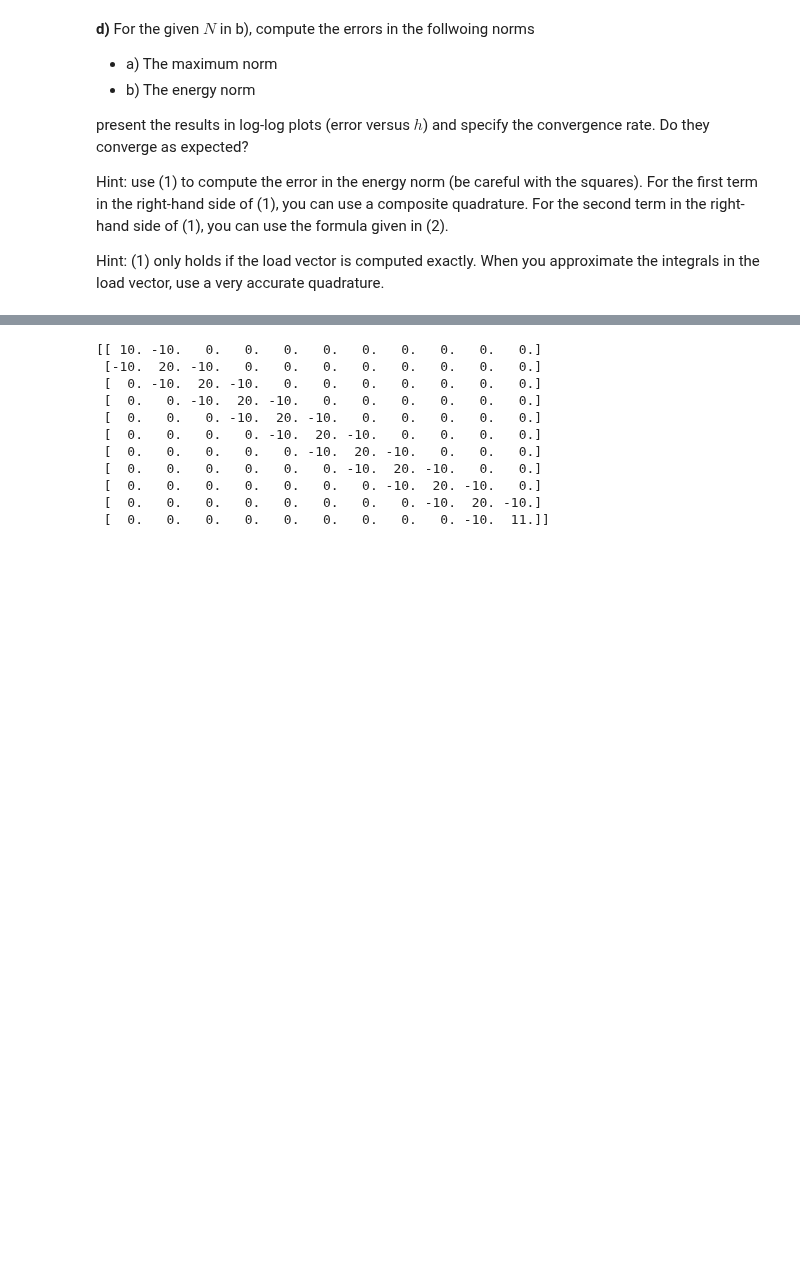
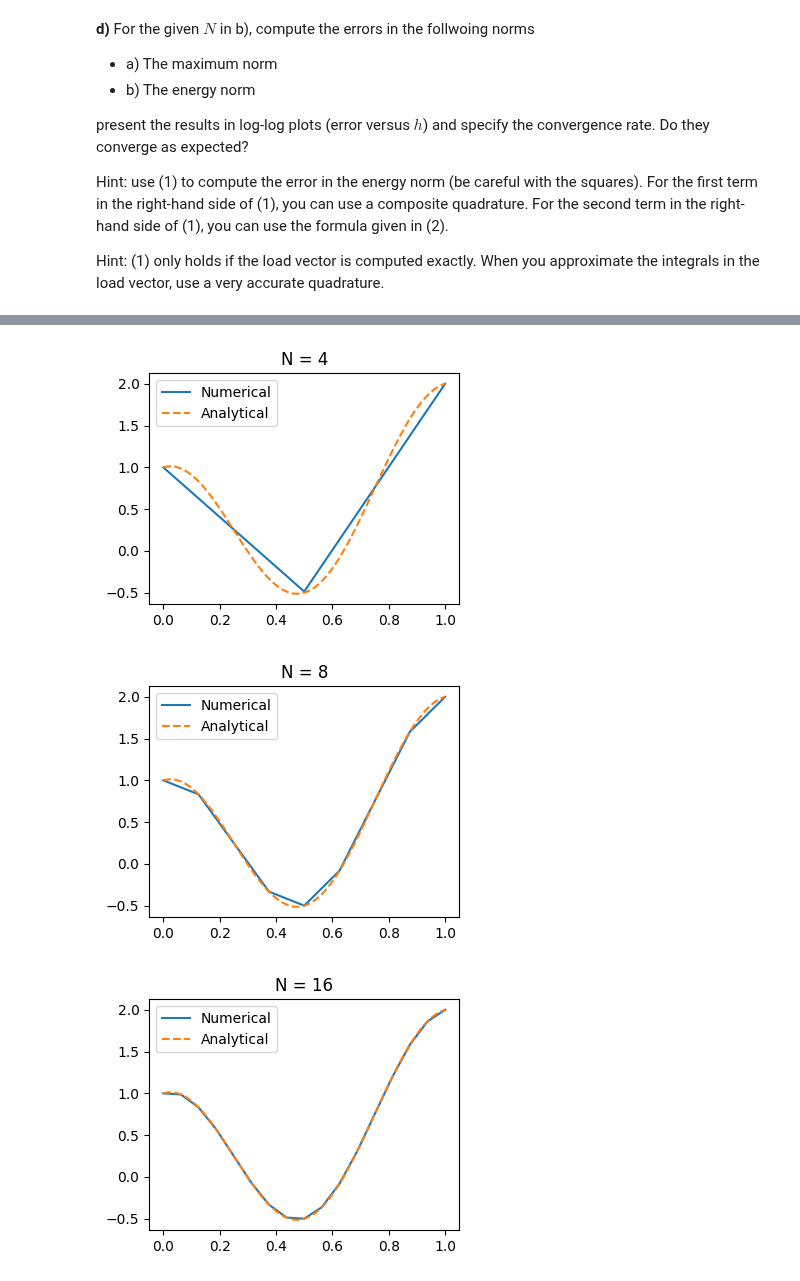
Before and after one commit to todj107/NumPDE, a Jupyter notebook: lab_03_tor.ipynb, the cells around one changed output, grey strips where cells are left out. Saved outputs shown, nothing was run; the diff lists cells and outputs as text; code cells hidden in the pictures; blank space fills up the shorter version.

```diff
--- a/lab_03_tor.ipynb
+++ b/lab_03_tor.ipynb
@@ -226,18 +237,34 @@ def AssembleLoadVector1D(x, f, g_N, g_R):
 
     return b
-# %%
-x = np.linspace(0,1,11)
-A = AssembleStiffnessMatrix1D(x)
-print(A)
-# %% [output]
-[[ 10. -10.   0.   0.   0.   0.   0.   0.   0.   0.   0.]
- [-10.  20. -10.   0.   0.   0.   0.   0.   0.   0.   0.]
- [  0. -10.  20. -10.   0.   0.   0.   0.   0.   0.   0.]
- [  0.   0. -10.  20. -10.   0.   0.   0.   0.   0.   0.]
- [  0.   0.   0. -10.  20. -10.   0.   0.   0.   0.   0.]
- [  0.   0.   0.   0. -10.  20. -10.   0.   0.   0.   0.]
- [  0.   0.   0.   0.   0. -10.  20. -10.   0.   0.   0.]
- [  0.   0.   0.   0.   0.   0. -10.  20. -10.   0.   0.]
- [  0.   0.   0.   0.   0.   0.   0. -10.  20. -10.   0.]
- [  0.   0.   0.   0.   0.   0.   0.   0. -10.  20. -10.]
- [  0.   0.   0.   0.   0.   0.   0.   0.   0. -10.  11.]]
+# %%
+# Declarations
+g_N = -1
+g_R = 3
+f = lambda x: 4*np.pi**2*np.cos(2*np.pi*x)
+N_list = [4, 8, 16, 128]
+
+# Analytical solution
+x_analytic = np.linspace(0,1,1000)
+u_analytic = lambda x: x + np.cos(2*np.pi*x)
+# %%
+for N in N_list:
+    x = np.linspace(0,1,N+1)
+    # Assemble A and b
+    A = AssembleStiffnessMatrix1D(x)
+    b = AssembleLoadVector1D(x, f, g_N, g_R)
+
+    # Solve to find num. solution
+    u_h = la.solve(A,b)
+
+    # Plot
+    plt.figure(figsize = [4,3])
+    plt.plot(x, u_h)
+    plt.plot(x_analytic, u_analytic(x_analytic), "--")
+    plt.legend(["Numerical", "Analytical"])
+    plt.title(f"N = {N}")
+
+plt.show()
+# %% [output]
+[figure, added]
+[figure, added]
+[figure, added]
```
Also changed, not shown: parts of 8 cells of this notebook.
